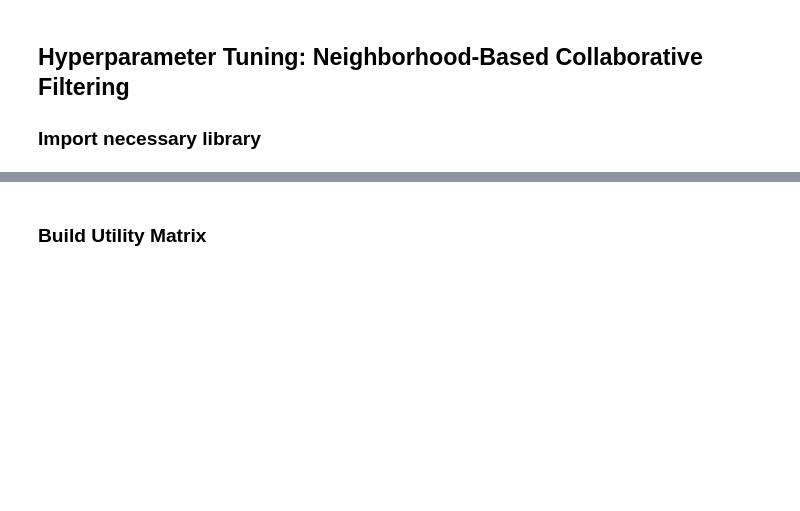
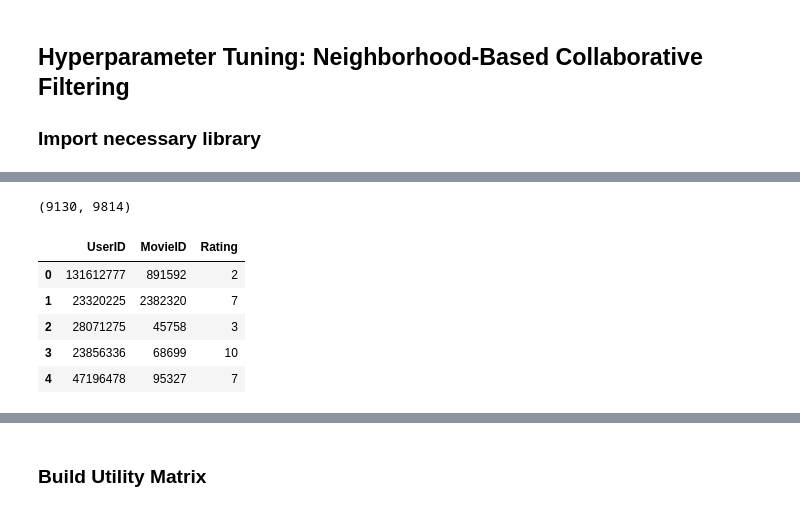
Before and after one commit to thanh309/film-finder, a Jupyter notebook: neighborhood_based_cf_tuning.ipynb, the cells around one changed output, grey strips where cells are left out. Saved outputs shown, nothing was run; the diff lists cells and outputs as text; code cells hidden in the pictures; blank space fills up the shorter version.

```diff
--- a/neighborhood_based_cf_tuning.ipynb
+++ b/neighborhood_based_cf_tuning.ipynb
@@ -122,2 +10,6 @@ KeyboardInterrupt:
+# %%
+train_data = pd.read_csv('resources/data/train_val_test/ratings_train.csv', header=None, names=['UserID', 'MovieID', 'Rating'])
+test_data = pd.read_csv('resources/data/train_val_test/ratings_test.csv', header=None, names=['UserID', 'MovieID', 'Rating'])
+val_data = pd.read_csv('resources/data/train_val_test/ratings_val.csv', header=None, names=['UserID', 'MovieID', 'Rating'])
 # %%
 train_data.head()
@@ -135,3 +57,14 @@ test_data.tail()
 num_users = test_data.UserID.unique().shape[0]
 num_movies = test_data.MovieID.unique().shape[0]
 num_users, num_movies
+# %% [output]
+(9130, 9814)
+# %%
+val_data.head()
+# %% [output]
+|  | UserID | MovieID | Rating |
+| 0 | 131612777 | 891592 | 2 |
+| 1 | 23320225 | 2382320 | 7 |
+| 2 | 28071275 | 45758 | 3 |
+| 3 | 23856336 | 68699 | 10 |
+| 4 | 47196478 | 95327 | 7 |
```
Also changed, not shown: parts of 23 cells of this notebook, 1 other file.
